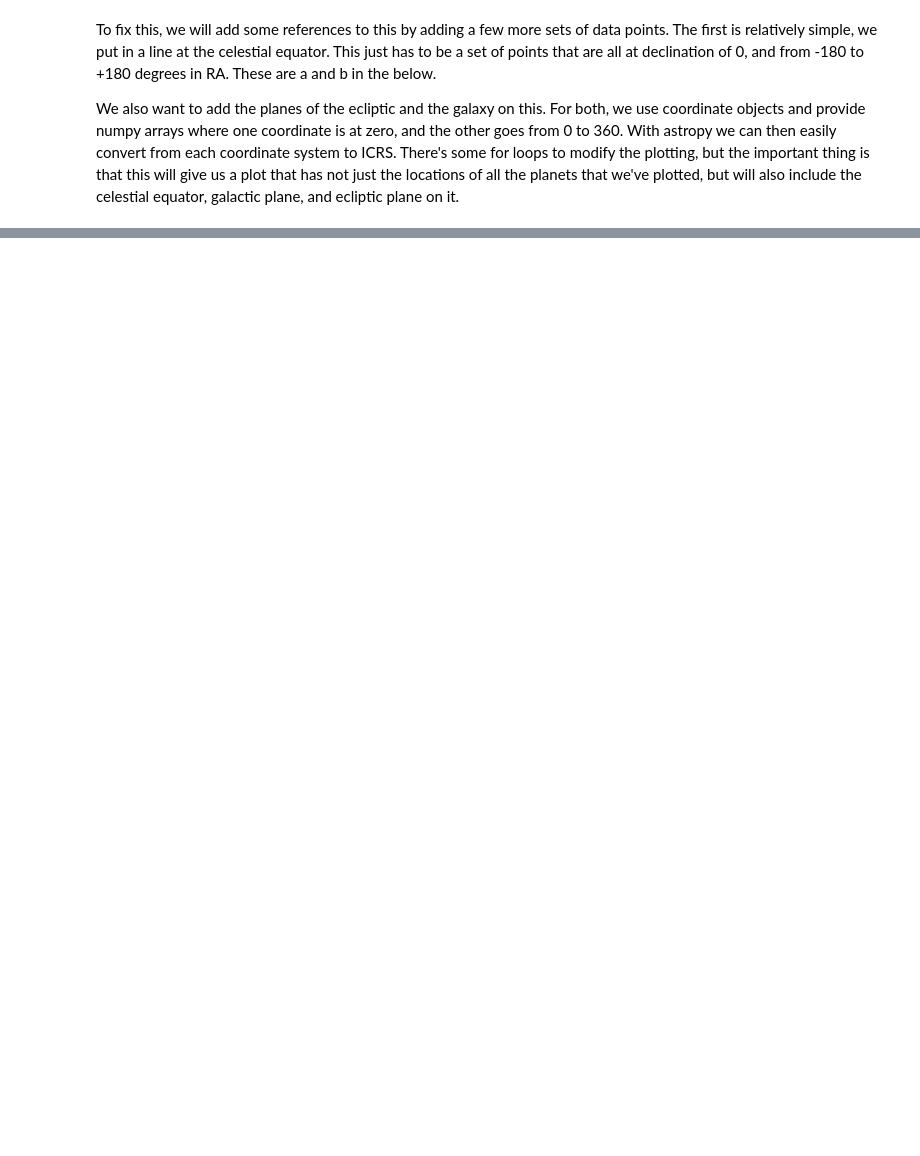
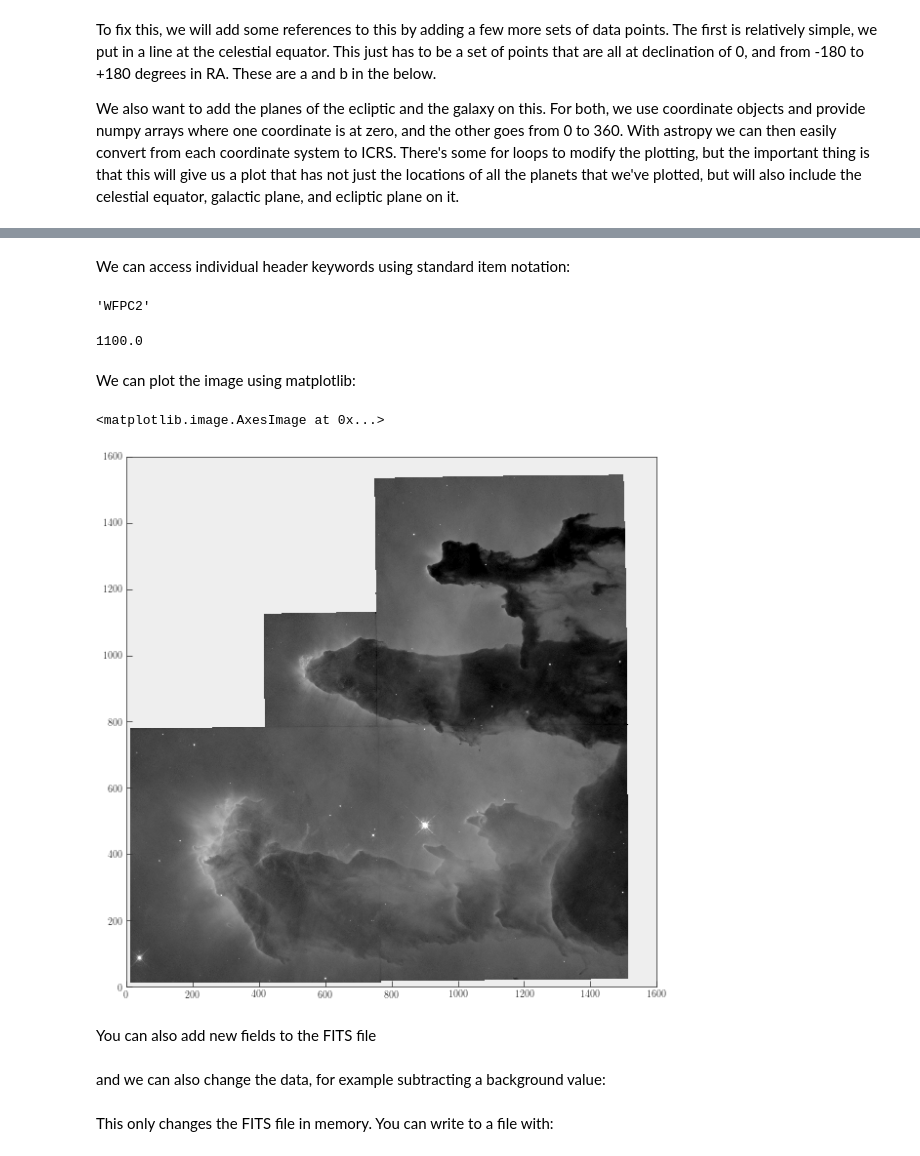
Before and after one commit to VandyAstroML/Vanderbilt_Computational_Bootcamp, a Jupyter notebook: notebooks/Week_14/14_Astropy.ipynb, the cells around one changed output, grey strips where cells are left out. Saved outputs shown, nothing was run; the diff lists cells and outputs as text; code cells hidden in the pictures; blank space fills up the shorter version.

```diff
--- a/notebooks/Week_14/14_Astropy.ipynb
+++ b/notebooks/Week_14/14_Astropy.ipynb
@@ -173,0 +276,4 @@ plt.show()
+# %%
+from astropy.io import fits
+filename = './data/hst_image.fits'
+hdulist = fits.open(filename)
@@ -173,0 +291,2 @@ plt.show()
+# %%
+hdu = hdulist[0]
@@ -173,0 +346,20 @@ plt.show()
+# %% [markdown]
+We can access individual header keywords using standard item notation:
+# %%
+hdu.header['INSTRUME']
+# %% [output]
+'WFPC2'
+# %%
+hdu.header['EXPTIME']
+# %% [output]
+1100.0
+# %% [markdown]
+We can plot the image using matplotlib:
+# %%
+plt.figure(figsize=(10,10))
+plt.imshow(np.log10(hdu.data), origin='lower', cmap='gray', vmin=1.5, vmax=3)
+# %% [output]
+<matplotlib.image.AxesImage at 0x...>
+[figure, added]
+# %% [markdown]
+You can also add new fields to the FITS file
@@ -173,0 +368,2 @@ plt.show()
+# %% [markdown]
+and we can also change the data, for example subtracting a background value:
@@ -173,0 +372,2 @@ plt.show()
+# %% [markdown]
+This only changes the FITS file in memory. You can write to a file with:
```
Also changed, not shown: parts of 70 cells of this notebook, 13 other files.
